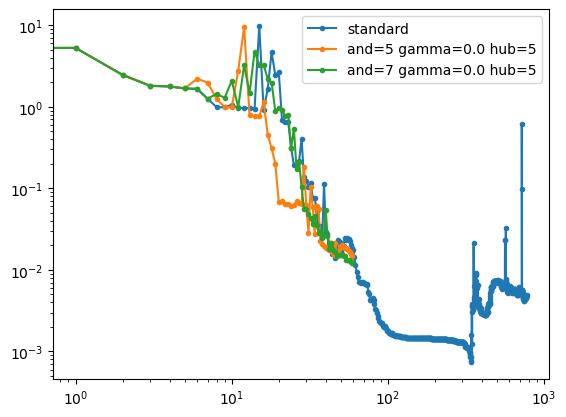
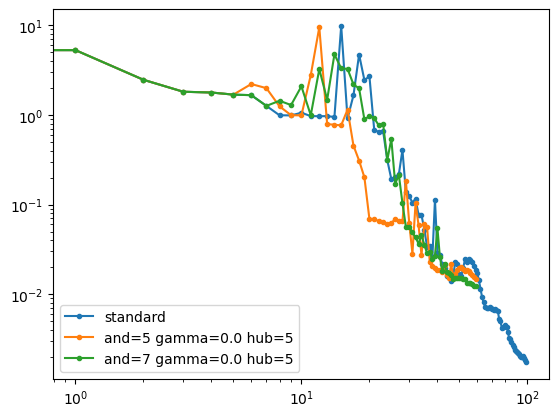
The change to this notebook cell's code, shown as a diff; its figure went from the first image to the second:
--- before
+++ after
@@ -11,5 +11,8 @@
     with open(TEST_FOLDER+file, 'rb') as f:
         cacca=pickle.load(f)
-    plt.plot(range(len(cacca.sol.residuals)), cacca.sol.residuals, marker='o', label=label, color=colors_t10[i], markersize=3)
+    if len(cacca.sol.residuals)>100:
+        plt.plot(range(100), cacca.sol.residuals[:100], marker='o', label=label, color=colors_t10[i], markersize=3)
+    else:
+        plt.plot(range(len(cacca.sol.residuals)), cacca.sol.residuals, marker='o', label=label, color=colors_t10[i], markersize=3)
 plt.xscale('log')
 plt.yscale('log')

Commit: Fix execution count in convergence test notebook cells